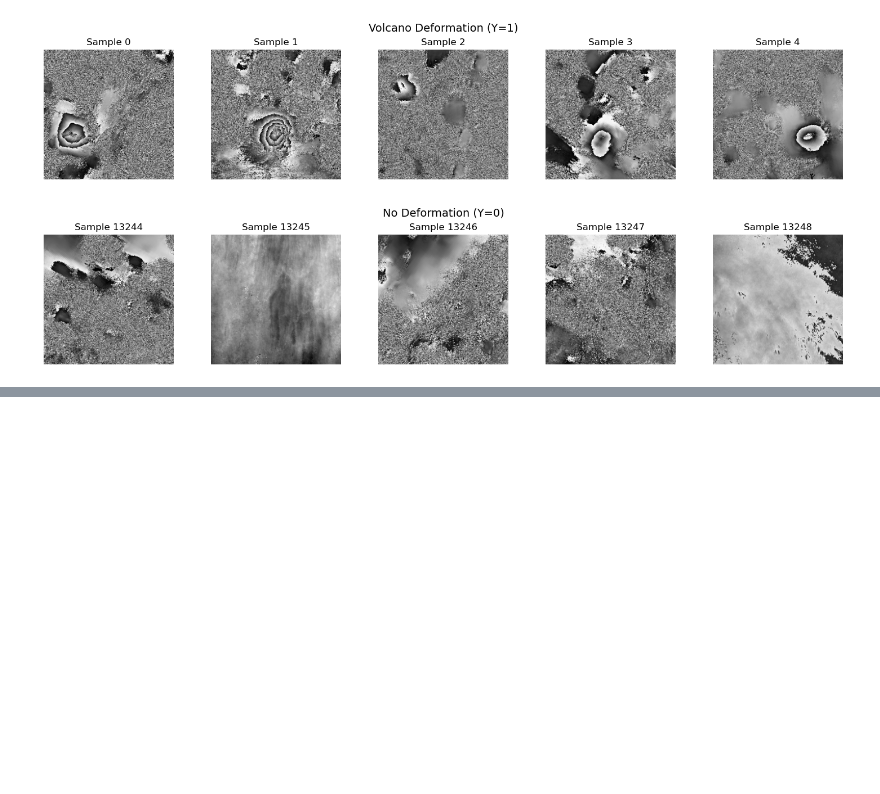
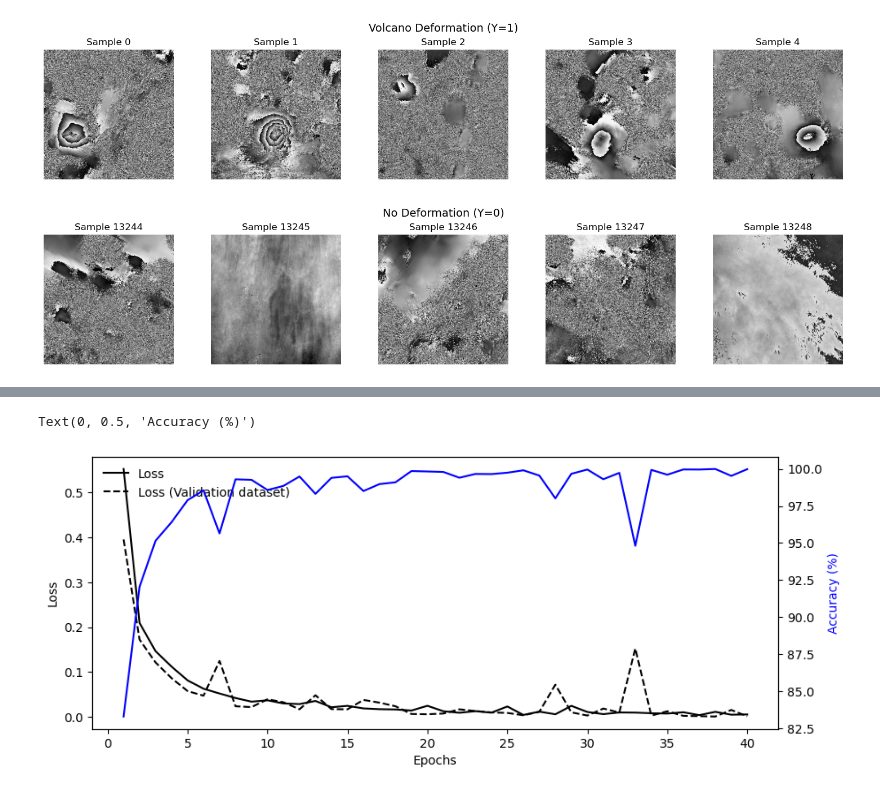
Before and after one commit to zche2/Ge166_code, a Jupyter notebook: HW3/HW3_2.ipynb, the cells around one changed output, grey strips where cells are left out. Saved outputs shown, nothing was run; the diff lists cells and outputs as text; code cells hidden in the pictures; blank space fills up the shorter version.

```diff
--- a/HW3/HW3_2.ipynb
+++ b/HW3/HW3_2.ipynb
@@ -95,7 +96,8 @@ test_size   = len(dataset) - train_size
 train_dataset, test_dataset = torch.utils.data.random_split(dataset, [train_size, test_size])
 # %%
 # convert to DataLoader
-train_DataLoader = torch.utils.data.DataLoader(train_dataset.dataset, batch_size=None, shuffle=True)
-test_DataLoader  = torch.utils.data.DataLoader(test_dataset.dataset, batch_size=None,  shuffle=False)
+batch_size = 32
+train_DataLoader = torch.utils.data.DataLoader(train_dataset.dataset, batch_size=batch_size, shuffle=True)
+test_DataLoader  = torch.utils.data.DataLoader(test_dataset.dataset, batch_size=batch_size,  shuffle=False)
 # %%
 # 2d - build a model
@@ -152,5 +165,4 @@ class VolcanoCNN1(torch.nn.Module):
         return x
 # %%
 # set up model
-model1 = VolcanoCNN1(p, MaxPool_size, channel_num, kernel_size, neuron_num1, neuron_num2)
-model1 = model1.to(device)
+model1 = VolcanoCNN1(input_size, p, MaxPool_size, channel_num, kernel_size, neuron_num1, neuron_num2)
@@ -162,0 +306,6 @@ criterion = torch.nn.BCELoss()
+# %%
+# 2g - train the model
+trainer1 = Trainer(model1, optimizer, train_DataLoader, test_DataLoader, criterion, device)
+# %%
+number_of_epochs = 40
+loss_history1, acc_history1, loss_history_test1 = trainer1.train(number_of_epochs)
@@ -162,0 +330,18 @@ criterion = torch.nn.BCELoss()
+# %%
+# display train the validation history use twinx
+epochs = range(1, number_of_epochs + 1)
+fig, ax1 = plt.subplots(figsize=(10,4))
+ax2 = ax1.twinx()
+ax1.plot(epochs, loss_history1, 'k-', label='Loss')
+ax1.plot(epochs, loss_history_test1, 'k--', label='Loss (Validation dataset)')
+ax1.legend(loc='upper left', frameon=False)
+ax2.plot(epochs, acc_history1, 'b-', label='Accuracy')
+
+# add xlabel
+ax1.set_xlabel('Epochs')
+# set axis color
+ax1.set_ylabel('Loss', color='k')
+ax2.set_ylabel('Accuracy (%)', color='b')
+# %% [output]
+Text(0, 0.5, 'Accuracy (%)')
+[figure, added]
```
Also changed, not shown: parts of 16 cells of this notebook, 1 other file.
